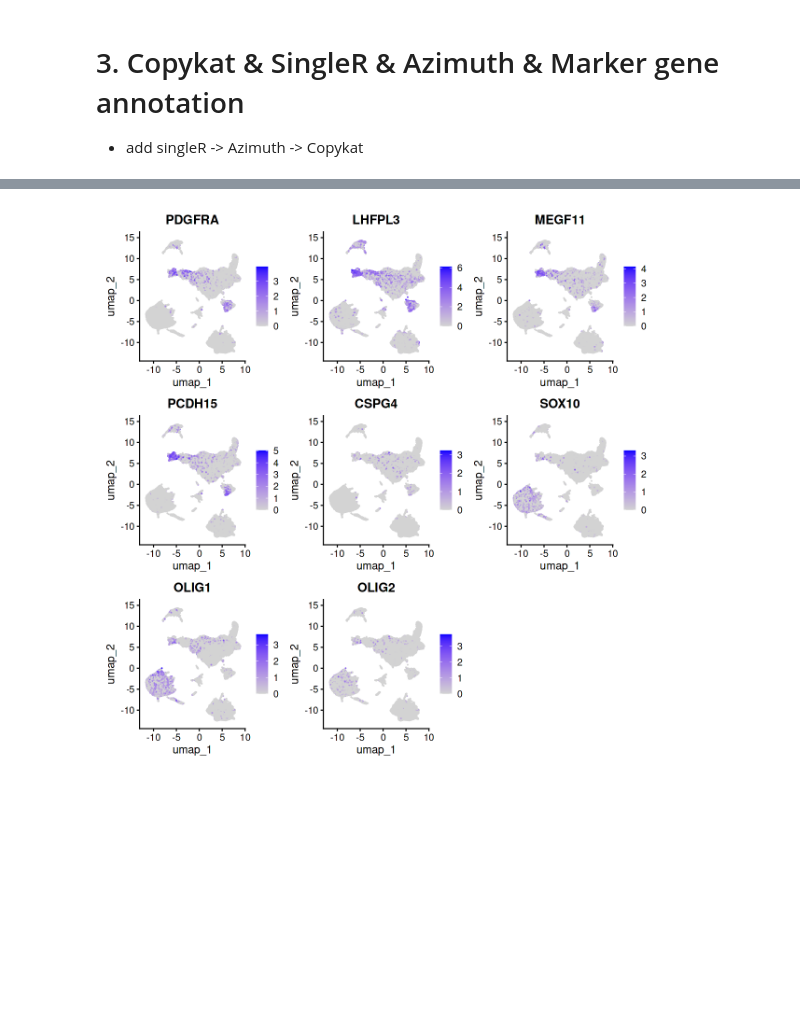
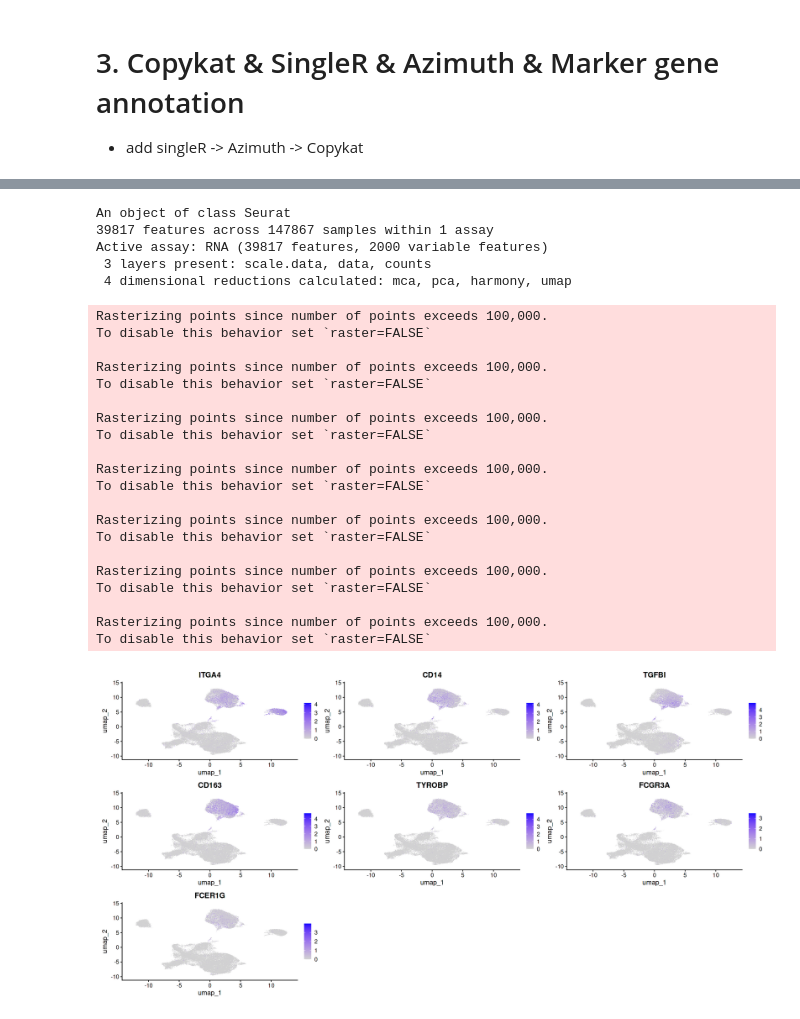
Before and after one commit to JiehoonKwak/crisprscreen, a Jupyter notebook: notebooks/cptac/preprocessR.ipynb, the cells around one changed output, grey strips where cells are left out. Saved outputs shown, nothing was run; the diff lists cells and outputs as text; code cells hidden in the pictures; blank space fills up the shorter version.

```diff
--- a/notebooks/cptac/preprocessR.ipynb
+++ b/notebooks/cptac/preprocessR.ipynb
@@ -449,4 +473,0 @@ DimPlot(obj, group.by = c("gs_prediction_main", "copykat"))
-# %%
-FeaturePlot(obj, c("PDGFRA", "LHFPL3", "MEGF11", "PCDH15", "CSPG4", "SOX10", "OLIG1", "OLIG2"))
-# %% [output]
-[figure, removed]
@@ -465,0 +474,33 @@ markers <- c('PTPRZ1', 'CD44', 'CD24', # malignant cells
+# %%
+obj
+# %% [output]
+An object of class Seurat
+39817 features across 147867 samples within 1 assay
+Active assay: RNA (39817 features, 2000 variable features)
+ 3 layers present: scale.data, data, counts
+ 4 dimensional reductions calculated: mca, pca, harmony, umap
+# %%
+features <- c('ITGA4', 'CD14', 'TGFBI','CD163', "TYROBP", "FCGR3A", "FCER1G")
+FeaturePlot(obj, features)
+# %% [output]
+Rasterizing points since number of points exceeds 100,000.
+To disable this behavior set `raster=FALSE`
+
+Rasterizing points since number of points exceeds 100,000.
+To disable this behavior set `raster=FALSE`
+
+Rasterizing points since number of points exceeds 100,000.
+To disable this behavior set `raster=FALSE`
+
+Rasterizing points since number of points exceeds 100,000.
+To disable this behavior set `raster=FALSE`
+
+Rasterizing points since number of points exceeds 100,000.
+To disable this behavior set `raster=FALSE`
+
+Rasterizing points since number of points exceeds 100,000.
+To disable this behavior set `raster=FALSE`
+
+Rasterizing points since number of points exceeds 100,000.
+To disable this behavior set `raster=FALSE`
+[figure, added]
```
Also changed, not shown: parts of 19 cells of this notebook, 4 other files.
